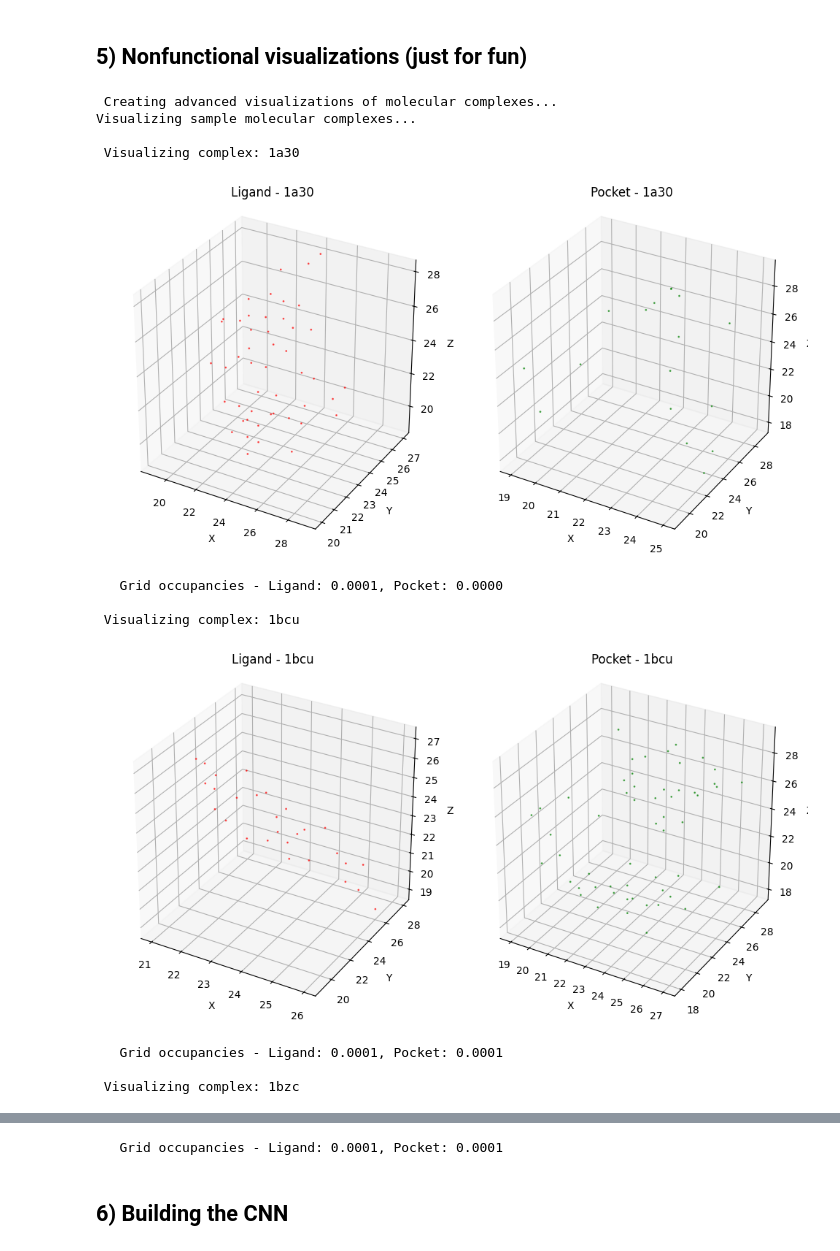
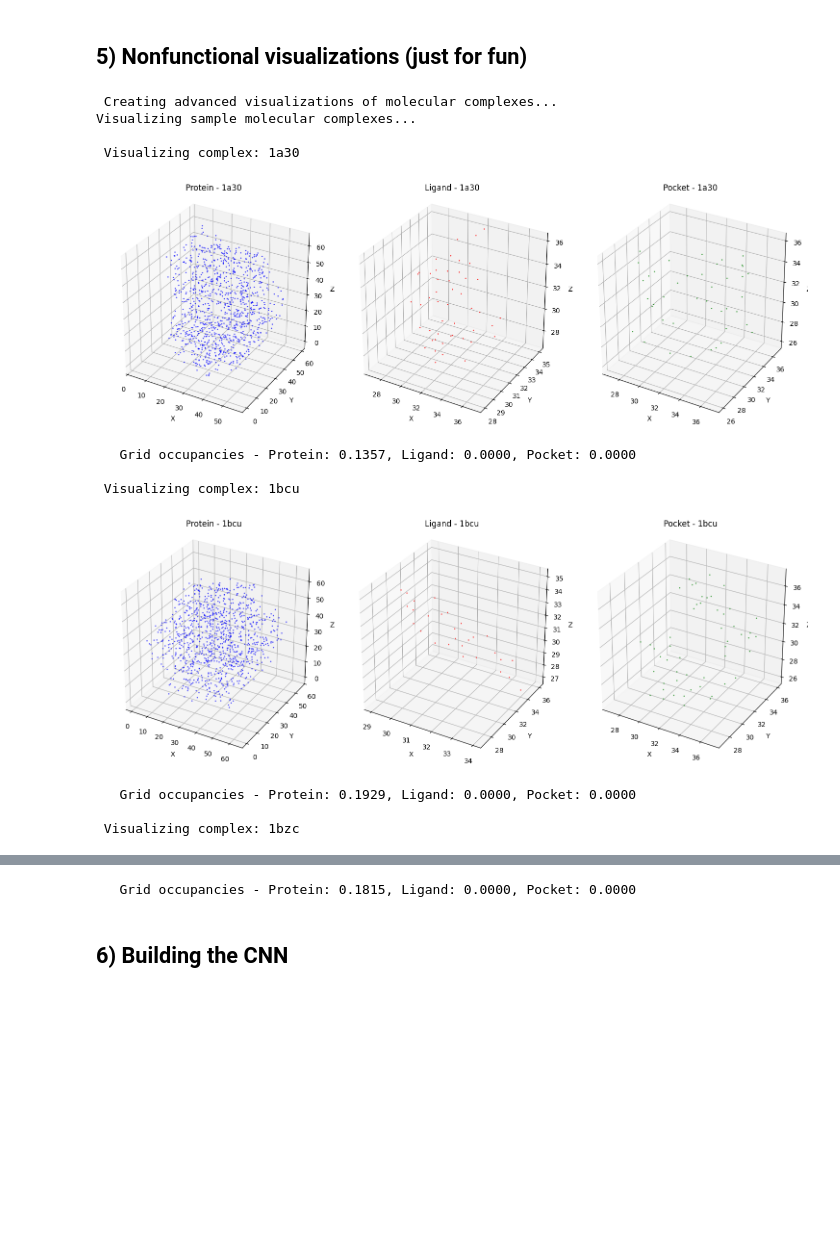
Before and after one commit to sanskriti-ss/bindingaffinity, a Jupyter notebook: step5_basicML.ipynb, the cells around one changed output, grey strips where cells are left out. Saved outputs shown, nothing was run; the diff lists cells and outputs as text; code cells hidden in the pictures; blank space fills up the shorter version.

```diff
--- a/step5_basicML.ipynb
+++ b/step5_basicML.ipynb
@@ -90,11 +87,0 @@ import json
-# %%
-os.getcwd()
-
-file_path = "step4_outputs/model_ready_data/pocket_data/pocket_grids.npz"
-
-if os.path.exists(file_path):
-    protein_grids = np.load(file_path)
-    print("File loaded successfully.")
-    print("Shape:", protein_grids.shape)
-else:
-    print("File not found:", file_path)
@@ -469,23 +515,23 @@ print(" Creating advanced visualizations of molecular complexes...")
 
 import matplotlib.pyplot as plt
 from mpl_toolkits.mplot3d import Axes3D
-import numpy as np
 
-def visualize_molecular_complex(ligand_grid, pocket_grid, complex_id, channel=0):
-    """Visualize a molecular complex (ligand + pocket) in 3D"""
-    fig = plt.figure(figsize=(10, 5))
+def visualize_molecular_complex(protein_grid, ligand_grid, pocket_grid, complex_id, channel=0):
+    """Visualize a complete molecular complex in 3D"""
+    fig = plt.figure(figsize=(15, 5))
 
     # Get occupancy masks for visualization
+    protein_mask = np.sum(protein_grid, axis=0) > 0
     ligand_mask = np.sum(ligand_grid, axis=0) > 0
     pocket_mask = np.sum(pocket_grid, axis=0) > 0
 
-    titles = ['Ligand', 'Pocket']
-    grids = [ligand_grid, pocket_grid]
-    masks = [ligand_mask, pocket_mask]
-    colors = ['red', 'green']
+    titles = ['Protein', 'Ligand', 'Pocket']
+    grids = [protein_grid, ligand_grid, pocket_grid]
+    masks = [protein_mask, ligand_mask, pocket_mask]
+    colors = ['blue', 'red', 'green']
 
     for i, (title, grid, mask, color) in enumerate(zip(titles, grids, masks, colors)):
-        ax = fig.add_subplot(1, 2, i+1, projection='3d')
+        ax = fig.add_subplot(1, 3, i+1, projection='3d')
 
         # Get coordinates of occupied voxels
         coords = np.where(mask)
@@ -493,57 +539,52 @@ def visualize_molecular_complex(ligand_grid, pocket_grid, complex_id, channel=0)
             # Sample points for visualization (to avoid overcrowding)
             n_points = min(1000, len(coords[0]))
             indices = np.random.choice(len(coords[0]), n_points, replace=False)
 
             x, y, z = coords[0][indices], coords[1][indices], coords[2][indices]
             ax.scatter(x, y, z, c=color, alpha=0.6, s=1)
 
         ax.set_title(f'{title} - {complex_id}')
         ax.set_xlabel('X')
         ax.set_ylabel('Y')
         ax.set_zlabel('Z')
 
         # Set equal aspect ratio
         ax.set_box_aspect([1,1,1])
 
     plt.tight_layout()
     plt.show()
 
     return fig
 
 # Visualize a few example molecular complexes
 print("Visualizing sample molecular complexes...")
+for i in range(min(3, len(common_ids_list))):
+    complex_id = common_ids_list[i]
+    print(f"\n Visualizing complex: {complex_id}")
 
-if 'common_ids_list' in locals() and 'matched_ligand_indices' in locals() and 'matched_pocket_indices' in locals():
-    for i in range(min(3, len(common_ids_list))):
-        complex_id = common_ids_list[i]
-        print(f"\n Visualizing complex: {complex_id}")
+    fig = visualize_molecular_complex(
+        matched_proteins[i],
+        matched_ligands[i],
+        matched_pockets[i],
+        complex_id
+    )
 
-        ligand_grid = ligand_grids[matched_ligand_indices[i]]
-        pocket_grid = pocket_grids[matched_pocket_indices[i]]
+    # Calculate occupancy statistics
+    protein_occ = np.count_nonzero(matched_proteins[i]) / matched_proteins[i].size
+    ligand_occ = np.count_nonzero(matched_ligands[i]) / matched_ligands[i].size
+    pocket_occ = np.count_nonzero(matched_pockets[i]) / matched_pockets[i].size
 
-        fig = visualize_molecular_complex(
-            ligand_grid,
-            pocket_grid,
-            complex_id
-        )
-
-        # Calculate occupancy statistics
-        ligand_occ = np.count_nonzero(ligand_grid) / ligand_grid.size
-        pocket_occ = np.count_nonzero(pocket_grid) / pocket_grid.size
-
-        print(f"   Grid occupancies - Ligand: {ligand_occ:.4f}, Pocket: {pocket_occ:.4f}")
-else:
-    print("⚠️  Required variables for visualization are missing.")
+    print(f"   Grid occupancies - Protein: {protein_occ:.4f}, Ligand: {ligand_occ:.4f}, Pocket: {pocket_occ:.4f}")
 # %% [output]
  Creating advanced visualizations of molecular complexes...
 Visualizing sample molecular complexes...
 
  Visualizing complex: 1a30
-[figure, old version]
+[figure, new version]
-   Grid occupancies - Ligand: 0.0001, Pocket: 0.0000
+   Grid occupancies - Protein: 0.1357, Ligand: 0.0000, Pocket: 0.0000
 
  Visualizing complex: 1bcu
-[figure, old version]
+[figure, new version]
-   Grid occupancies - Ligand: 0.0001, Pocket: 0.0001
+   Grid occupancies - Protein: 0.1929, Ligand: 0.0000, Pocket: 0.0000
 
  Visualizing complex: 1bzc
@@ -551,4 +592,4 @@ Visualizing sample molecular complexes...
-   Grid occupancies - Ligand: 0.0001, Pocket: 0.0001
+   Grid occupancies - Protein: 0.1815, Ligand: 0.0000, Pocket: 0.0000
 # %% [markdown]
 ## 6) Building the CNN
 # %%
```
Also changed, not shown: parts of 26 cells of this notebook, 3 other files.
